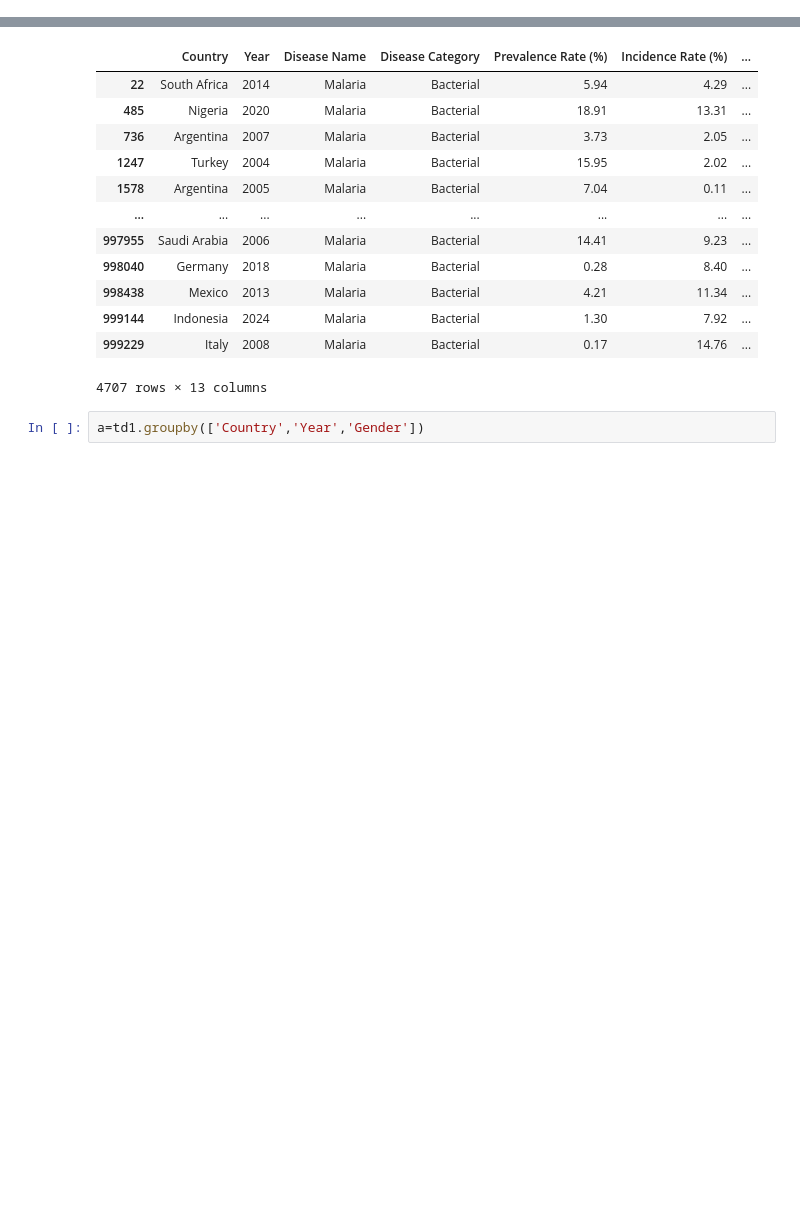
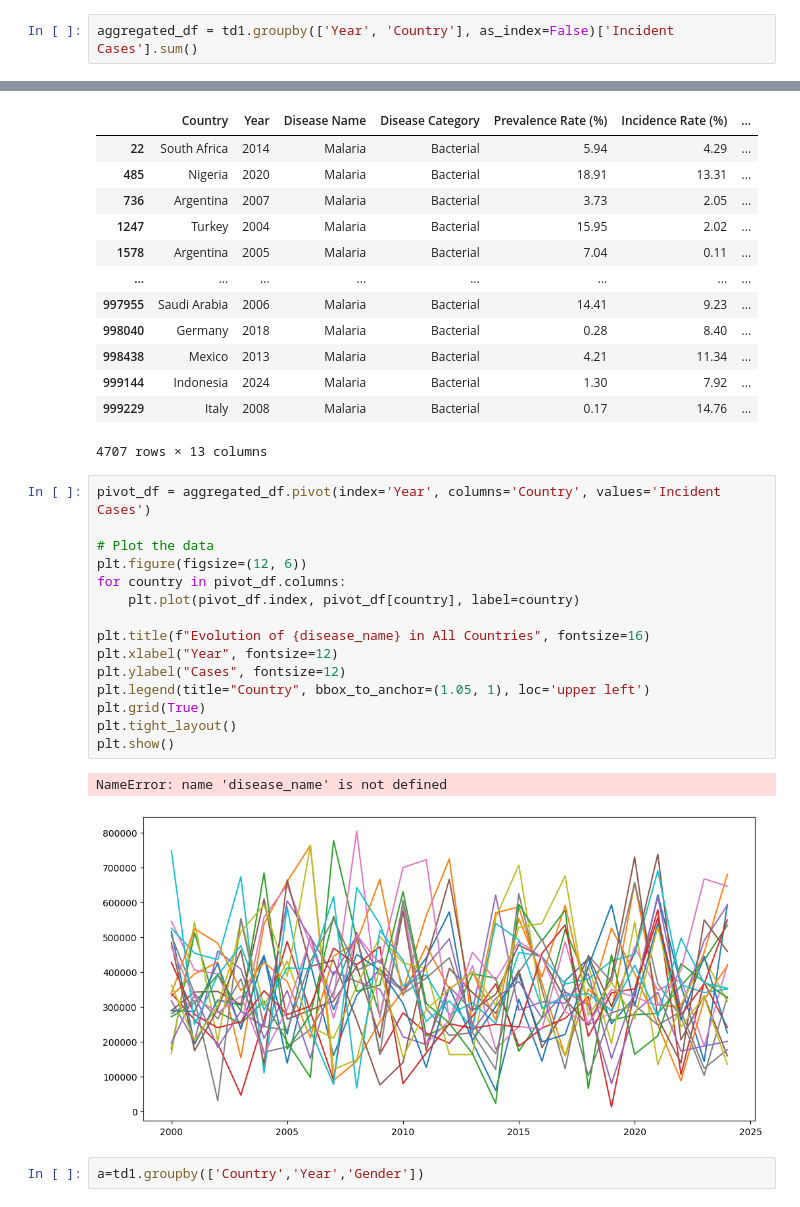
Before and after one commit to jojoroy/diseasedata, a Jupyter notebook: data-analysis-on-global-health-statistics-dataset.ipynb, the cells around one changed output, grey strips where cells are left out. Drawn from its saved outputs; the diff is of its cells as text; blank space fills up the shorter version.

Commit message:
Kaggle Notebook | Data Analysis on Global Health Statistics Dataset | Version 3 plot works

```diff
--- a/data-analysis-on-global-health-statistics-dataset.ipynb
+++ b/data-analysis-on-global-health-statistics-dataset.ipynb
@@ -154,6 +168,8 @@ td1=td.iloc[:,0:10]
 td1['Prevalent Cases']=td1['Prevalence Rate (%)']*td1['Population Affected']/100
 td1['Incident Cases']=td1['Incidence Rate (%)']*td1['Population Affected']/100
 td1['Deaths']=td1['Mortality Rate (%)']*td1['Population Affected']/100
+# %%
+aggregated_df = td1.groupby(['Year', 'Country'], as_index=False)['Incident Cases'].sum()
 # %%
 td1
 # %% [output]
@@ -170,6 +186,24 @@ td1
 | 999144 | Indonesia | 2024 | Malaria | Bacterial | 1.30 | 7.92 | ... |
 | 999229 | Italy | 2008 | Malaria | Bacterial | 0.17 | 14.76 | ... |
 4707 rows × 13 columns
+# %%
+pivot_df = aggregated_df.pivot(index='Year', columns='Country', values='Incident Cases')
+
+# Plot the data
+plt.figure(figsize=(12, 6))
+for country in pivot_df.columns:
+    plt.plot(pivot_df.index, pivot_df[country], label=country)
+
+plt.title(f"Evolution of {disease_name} in All Countries", fontsize=16)
+plt.xlabel("Year", fontsize=12)
+plt.ylabel("Cases", fontsize=12)
+plt.legend(title="Country", bbox_to_anchor=(1.05, 1), loc='upper left')
+plt.grid(True)
+plt.tight_layout()
+plt.show()
+# %% [output]
+NameError: name 'disease_name' is not defined
+[figure, added]
 # %%
 a=td1.groupby(['Country','Year','Gender'])
 # %%
```
Also changed, not shown: parts of 2 cells of this notebook.
